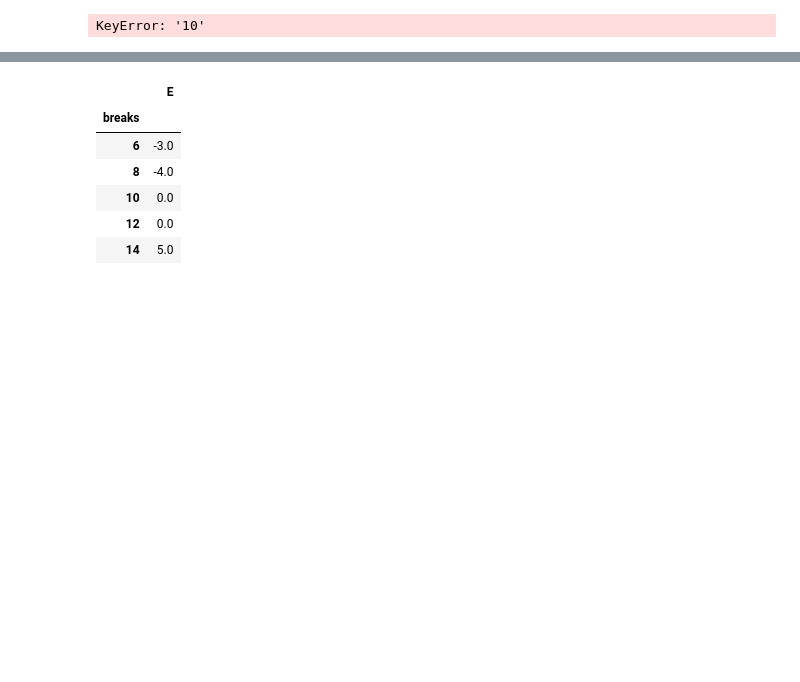
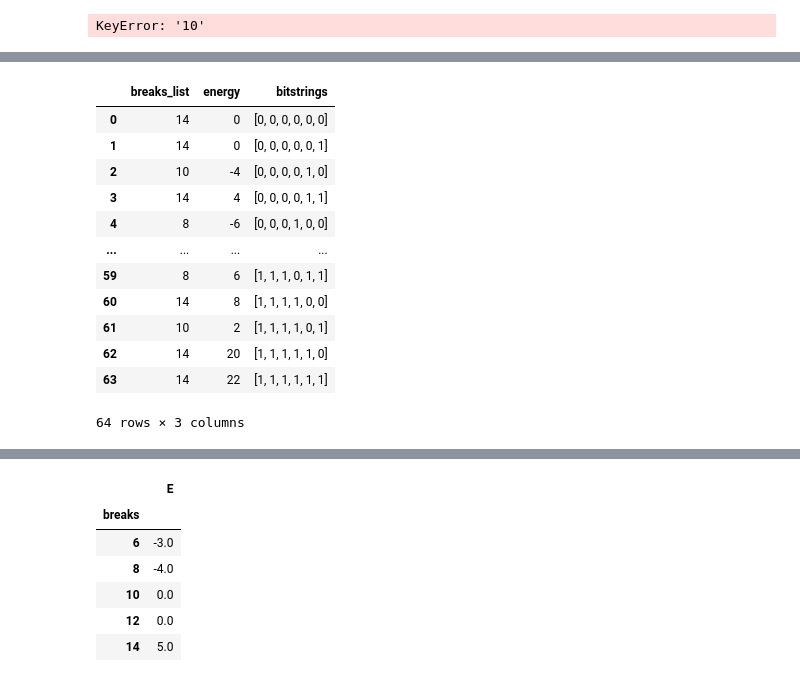
Before and after one commit to Balint831/SciMod, a Jupyter notebook: project/src/main.ipynb, the cells around one changed output, grey strips where cells are left out. Drawn from its saved outputs; the diff is of its cells as text; code cells hidden in the pictures; blank space fills up the shorter version.

```diff
--- a/project/src/main.ipynb
+++ b/project/src/main.ipynb
@@ -238,3 +227,24 @@ Text(0, 0.5, '$<E>$')
+# %%
+import pandas as pd
+df = pd.DataFrame()
+df["breaks_list"] = breaks_list
+df["energy"] = values
+df["bitstrings"] = bitstrings
+df
+# %% [output]
+|  | breaks_list | energy | bitstrings |
+| 0 | 14 | 0 | [0, 0, 0, 0, 0, 0] |
+| 1 | 14 | 0 | [0, 0, 0, 0, 0, 1] |
+| 2 | 10 | -4 | [0, 0, 0, 0, 1, 0] |
+| 3 | 14 | 4 | [0, 0, 0, 0, 1, 1] |
+| 4 | 8 | -6 | [0, 0, 0, 1, 0, 0] |
+| ... | ... | ... | ... |
+| 59 | 8 | 6 | [1, 1, 1, 0, 1, 1] |
+| 60 | 14 | 8 | [1, 1, 1, 1, 0, 0] |
+| 61 | 10 | 2 | [1, 1, 1, 1, 0, 1] |
+| 62 | 14 | 20 | [1, 1, 1, 1, 1, 0] |
+| 63 | 14 | 22 | [1, 1, 1, 1, 1, 1] |
+64 rows × 3 columns
 # %%
 import plotly.express as px
 
```
Also changed, not shown: parts of 14 cells of this notebook, 7 other files.
